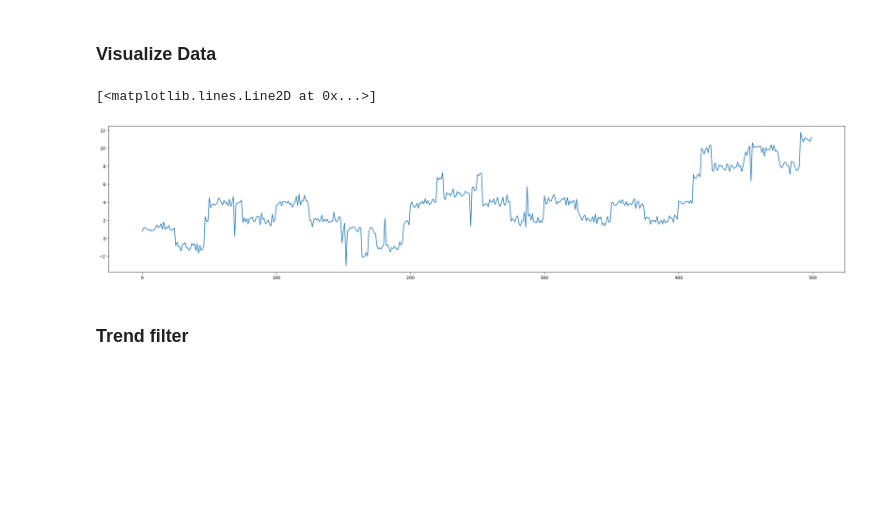
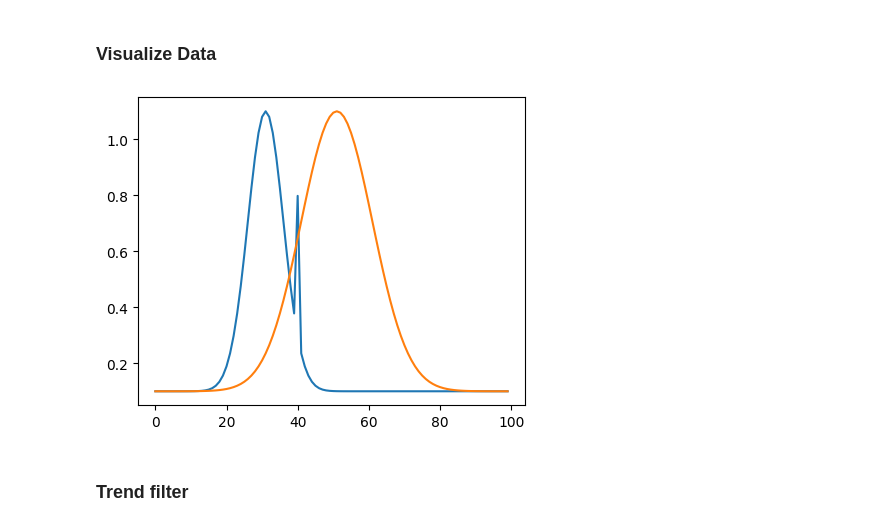
Before and after one commit to ducphuE10/robust-OPW, a Jupyter notebook: run.ipynb, the cells around one changed output. Saved outputs shown, nothing was run; the diff lists cells and outputs as text; code cells hidden in the pictures; blank space fills up the shorter version.

```diff
--- a/run.ipynb
+++ b/run.ipynb
@@ -11,11 +24,15 @@ data.shape
 # %% [markdown]
 ### Visualize Data
 # %%
-fig = plt.figure(figsize=(30,6))
-plt.plot(np.arange(data.shape[0]),data)
+# fig = plt.figure(figsize=(30,6))
+# plt.plot(np.arange(data.shape[0]),data)
-# %% [output]
-[<matplotlib.lines.Line2D at 0x...>]
-[figure, removed]
+# %%
+plt.figure(figsize = (5,4))
+plt.plot(y1, label="y1")
+plt.plot(y2, label="y2")
+plt.show()
+# %% [output]
+[figure, added]
 # %% [markdown]
 ### Trend filter
 # %%
```
Also changed, not shown: parts of 6 cells of this notebook, 2 other files.
